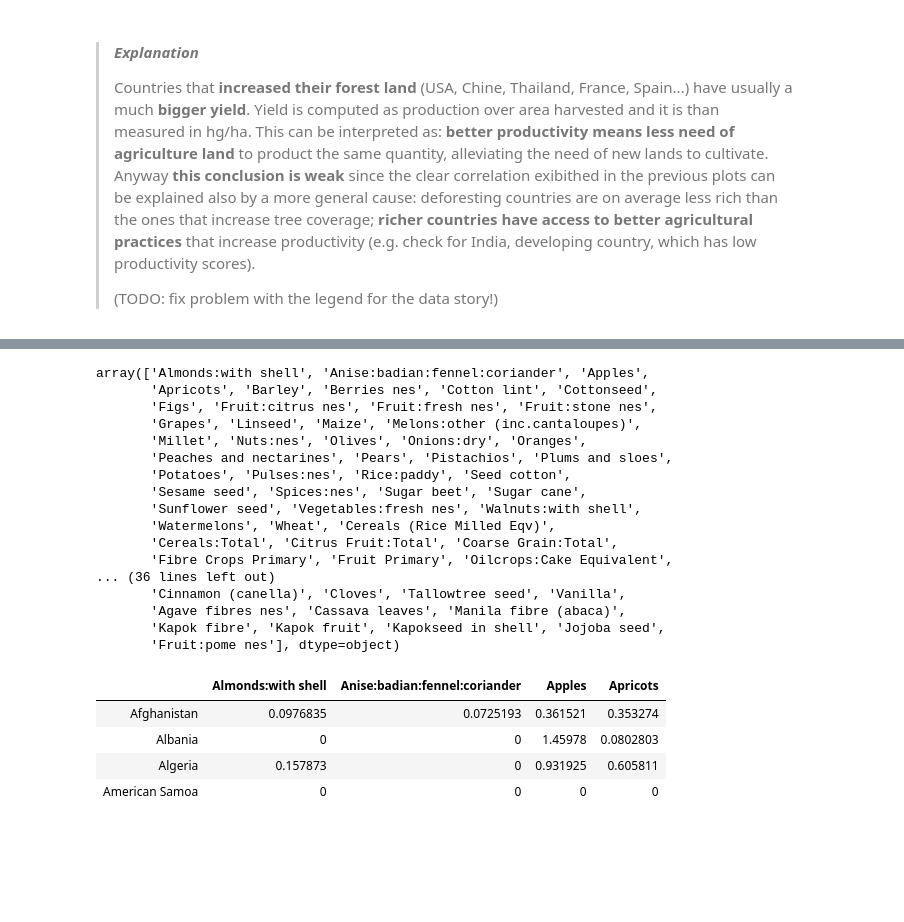
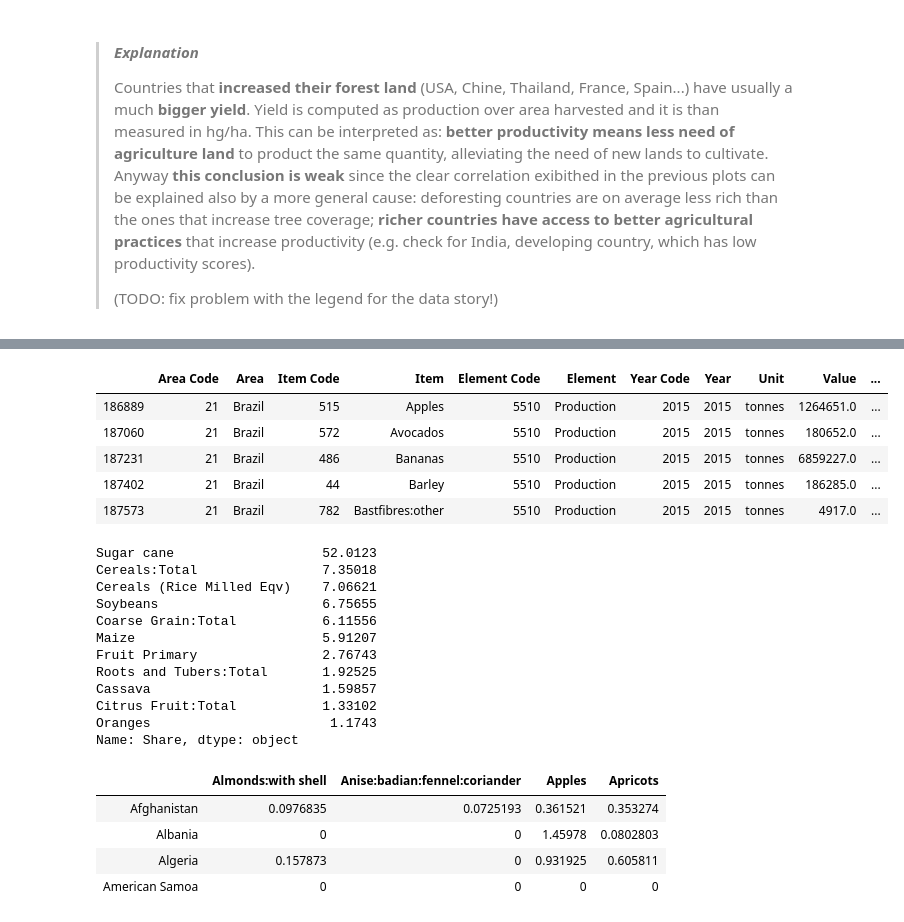
Before and after one commit to kostelansky17/disappearing_forests, a Jupyter notebook: agriculture.ipynb, the cells around one changed output, grey strips where cells are left out. Drawn from its saved outputs; the diff is of its cells as text; code cells hidden in the pictures; blank space fills up the shorter version.

```diff
--- a/agriculture.ipynb
+++ b/agriculture.ipynb
@@ -391,23 +369,3 @@ Name: Share, dtype: object
-# %%
-prod_crops_all.Item.unique()
-# %% [output]
-array(['Almonds:with shell', 'Anise:badian:fennel:coriander', 'Apples',
-       'Apricots', 'Barley', 'Berries nes', 'Cotton lint', 'Cottonseed',
-       'Figs', 'Fruit:citrus nes', 'Fruit:fresh nes', 'Fruit:stone nes',
-       'Grapes', 'Linseed', 'Maize', 'Melons:other (inc.cantaloupes)',
-       'Millet', 'Nuts:nes', 'Olives', 'Onions:dry', 'Oranges',
-       'Peaches and nectarines', 'Pears', 'Pistachios', 'Plums and sloes',
-       'Potatoes', 'Pulses:nes', 'Rice:paddy', 'Seed cotton',
-       'Sesame seed', 'Spices:nes', 'Sugar beet', 'Sugar cane',
-       'Sunflower seed', 'Vegetables:fresh nes', 'Walnuts:with shell',
-       'Watermelons', 'Wheat', 'Cereals (Rice Milled Eqv)',
-       'Cereals:Total', 'Citrus Fruit:Total', 'Coarse Grain:Total',
-       'Fibre Crops Primary', 'Fruit Primary', 'Oilcrops:Cake Equivalent',
-... (36 lines left out)
-       'Cinnamon (canella)', 'Cloves', 'Tallowtree seed', 'Vanilla',
-       'Agave fibres nes', 'Cassava leaves', 'Manila fibre (abaca)',
-       'Kapok fibre', 'Kapok fruit', 'Kapokseed in shell', 'Jojoba seed',
-       'Fruit:pome nes'], dtype=object)
 # %%
 # compute the share of each agriculture item for every country, selected year
 YEAR = 2015
@@ -431,6 +389,38 @@ shares_single_year = countries_production_shares.loc[countries_production_shares
 # %%
 # load agricultural share matrix from file
 production_shares_matrix = pd.read_pickle("./production_shares_matrix.pkl")
+# %%
+# Products for single country
+COUNTRY = 'Brazil'
+prod_crops_all.loc[(prod_crops_all.Element == 'Production') &
+                   (prod_crops_all.Area == COUNTRY) &
+                   (prod_crops_all.Year == 2015)].head(5)
+# %% [output]
+|  | Area Code | Area | Item Code | Item | Element Code | Element | Year Code | Year | Unit | Value | ... |
+| 186889 | 21 | Brazil | 515 | Apples | 5510 | Production | 2015 | 2015 | tonnes | 1264651.0 | ... |
+| 187060 | 21 | Brazil | 572 | Avocados | 5510 | Production | 2015 | 2015 | tonnes | 180652.0 | ... |
+| 187231 | 21 | Brazil | 486 | Bananas | 5510 | Production | 2015 | 2015 | tonnes | 6859227.0 | ... |
+| 187402 | 21 | Brazil | 44 | Barley | 5510 | Production | 2015 | 2015 | tonnes | 186285.0 | ... |
+| 187573 | 21 | Brazil | 782 | Bastfibres:other | 5510 | Production | 2015 | 2015 | tonnes | 4917.0 | ... |
+# %%
+# Production share for single country
+COUNTRY = 'Brazil'    # 'United States of America'
+country_shares = production_shares_matrix[production_shares_matrix.index == COUNTRY].values[0]
+country_shares_df = pd.DataFrame(country_shares, columns=['Share'], index=production_shares_matrix.columns)
+country_shares_df.loc[country_shares_df.Share > 1, 'Share'].sort_values(ascending=False)
+# %% [output]
+Sugar cane                   52.0123
+Cereals:Total                7.35018
+Cereals (Rice Milled Eqv)    7.06621
+Soybeans                     6.75655
+Coarse Grain:Total           6.11556
+Maize                        5.91207
+Fruit Primary                2.76743
+Roots and Tubers:Total       1.92525
+Cassava                      1.59857
+Citrus Fruit:Total           1.33102
+Oranges                       1.1743
+Name: Share, dtype: object
 # %%
 # show a sample of the matrix used for clustring
 production_shares_matrix.iloc[0:4, 0:4]
```
Also changed, not shown: parts of 11 cells of this notebook, 5 other files.
